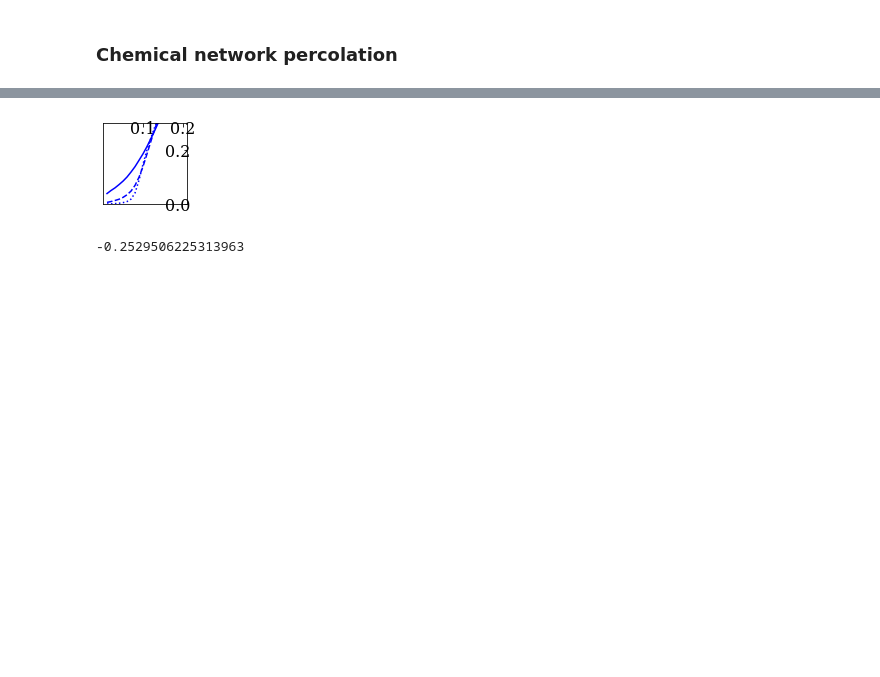
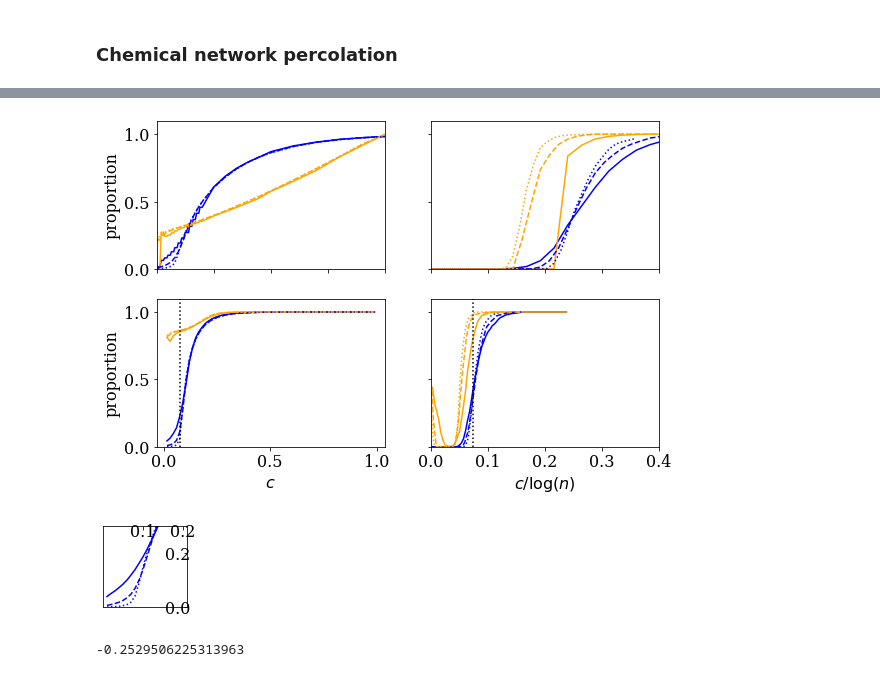
Before and after one commit to znicolaou/rmtchem, a Jupyter notebook: rmtchem.ipynb, the cells around one changed output, grey strips where cells are left out. Drawn from its saved outputs; the diff is of its cells as text; code cells hidden in the pictures; blank space fills up the shorter version.

```diff
--- a/rmtchem.ipynb
+++ b/rmtchem.ipynb
@@ -59,17 +79,2 @@ plt.show()
 # %% [markdown]
 ### Chemical network percolation
-# %%
-ns=[100,1000,10000]
-ls=['-','--',':']
-plt.xlabel('$c$')
-plt.ylabel("proportion")
-plt.ylim(0,1.1)
-for i in range(3):
-    n=ns[i]
-    dat=np.loadtxt('data/sing/'+str(n)+'_counts.txt')
-    plt.plot(dat[:,1],dat[:,2],color='blue',linestyle=ls[i])
-    plt.plot(dat[:,1],dat[:,3],color='orange',linestyle=ls[i])
-    plt.plot(dat[:,1],dat[:,4],color='green',linestyle=ls[i])
-    plt.plot(dat[:,1],dat[:,5],color='purple',linestyle=ls[i])
-
-plt.show()
@@ -78,3 +81,67 @@ plt.show()
+# %%
+ns=[64,512,4096]
+ls=['-','--',':']
+
+plt.subplots(2,2,figsize=(9,6))
+
+plt.subplot(2,2,1)
+plt.ylabel("proportion")
+plt.ylim(0,1.1)
+plt.xlim(0,1)
+locs, labels = plt.xticks()
+plt.xticks(locs,[])
+
+for i in range(3):
+    n=ns[i]
+    dat=np.loadtxt('data/sing/'+str(n)+'_counts.txt')
+    plt.plot(dat[:,1],dat[:,2],color='blue',linestyle=ls[i])
+    plt.plot(dat[:,1],dat[:,3],color='orange',linestyle=ls[i])
+
+plt.subplot(2,2,2)
+plt.ylim(0,1.1)
+plt.xlim(0,0.4)
+locs, labels = plt.yticks()
+plt.yticks(locs,[])
+plt.ylim(0,1.1)
+
+locs, labels = plt.xticks()
+plt.xticks(locs,[])
+for i in range(3):
+    n=ns[i]
+    dat=np.loadtxt('data/sing/'+str(n)+'_counts.txt')
+    plt.plot(dat[:,1]/np.log(n),dat[:,4],color='blue',linestyle=ls[i])
+    plt.plot(dat[:,1]/np.log(n),dat[:,5],color='orange',linestyle=ls[i])
+
+plt.subplot(2,2,3)
+plt.xlabel('$c$')
+plt.ylabel("proportion")
+plt.ylim(0,1.1)
+for i in range(len(ns)):
+    n=ns[i]
+    dat=np.loadtxt('data/er/'+str(n)+'_counts.txt')
+    plt.plot(dat[:,1]/(20/3),dat[:,2],color='blue',linestyle=ls[i])
+    plt.plot(dat[:,1]/(20/3),dat[:,3],color='orange',linestyle=ls[i])
+
+plt.plot([3/40,3/40],[0,1.1],color='black',linestyle=':')
+
+plt.subplot(2,2,4)
+plt.xlabel('$c/\log(n)$')
+plt.xlim(0,0.4)
+plt.ylim(0,1.1)
+locs, labels = plt.yticks()
+plt.yticks(locs,[])
+plt.ylim(0,1.1)
+
+for i in range(len(ns)):
+    n=ns[i]
+    dat=np.loadtxt('data/er/'+str(n)+'_counts.txt')
+    plt.plot(dat[:,1]/(20/3)/np.log(n),dat[:,4],color='blue',linestyle=ls[i])
+    plt.plot(dat[:,1]/(20/3)/np.log(n),dat[:,5],color='orange',linestyle=ls[i])
+plt.plot([3/40,3/40],[0,1.1],color='black',linestyle=':')
+
+plt.show()
+# %% [output]
+[figure, added]
 # %%
 ns=[100,1000,10000]
 ls=['-','--',':']
```
Also changed, not shown: parts of 7 cells of this notebook, 1 other file.
